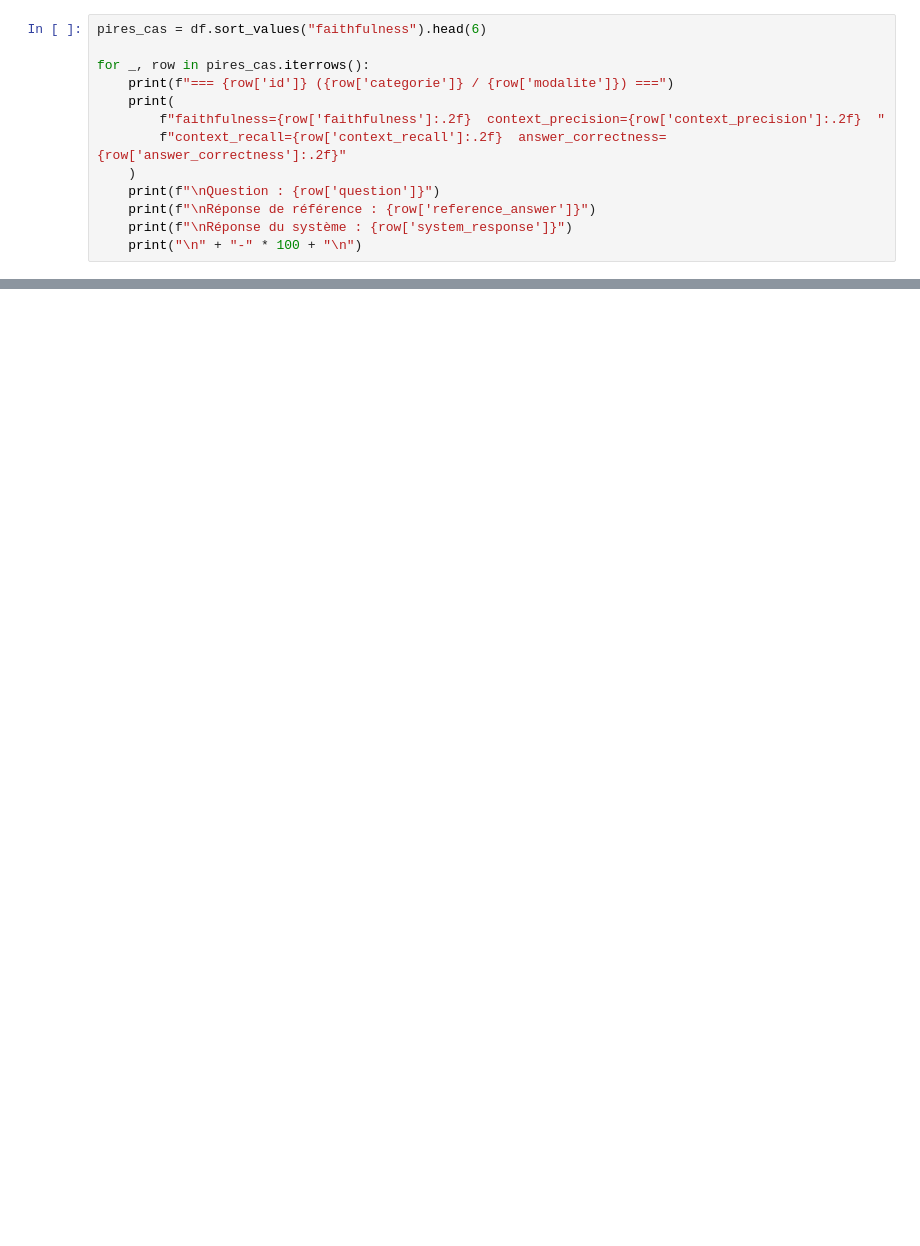
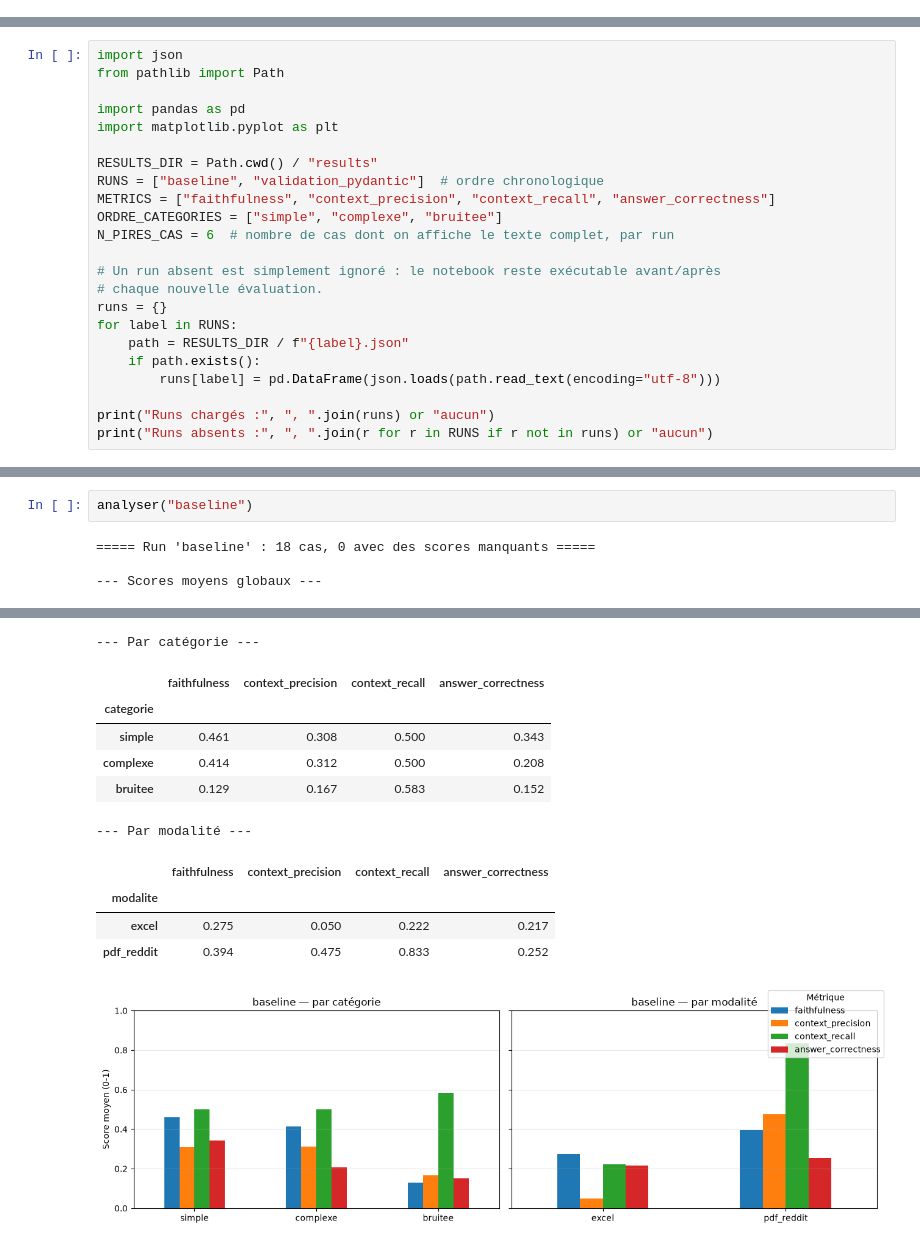
Before and after one commit to FaizaKh93/Projet10_mission, a Jupyter notebook: eval/analyze_results.ipynb, the cells around one changed output, grey strips where cells are left out. Drawn from its saved outputs; the diff is of its cells as text; blank space fills up the shorter version.

```diff
--- a/eval/analyze_results.ipynb
+++ b/eval/analyze_results.ipynb
@@ -102,13 +17,0 @@ Les 6 cas avec le score `faithfulness` le plus bas (hallucination la plus probab
-# %%
-pires_cas = df.sort_values("faithfulness").head(6)
-
-for _, row in pires_cas.iterrows():
-    print(f"=== {row['id']} ({row['categorie']} / {row['modalite']}) ===")
-    print(
-        f"faithfulness={row['faithfulness']:.2f}  context_precision={row['context_precision']:.2f}  "
-        f"context_recall={row['context_recall']:.2f}  answer_correctness={row['answer_correctness']:.2f}"
-    )
-    print(f"\nQuestion : {row['question']}")
-    print(f"\nRéponse de référence : {row['reference_answer']}")
-    print(f"\nRéponse du système : {row['system_response']}")
-    print("\n" + "-" * 100 + "\n")
@@ -132,0 +22,23 @@ Réponse du système : D'après les données disponibles, voici l'analyse pour i
+# %%
+import json
+from pathlib import Path
+
+import pandas as pd
+import matplotlib.pyplot as plt
+
+RESULTS_DIR = Path.cwd() / "results"
+RUNS = ["baseline", "validation_pydantic"]  # ordre chronologique
+METRICS = ["faithfulness", "context_precision", "context_recall", "answer_correctness"]
+ORDRE_CATEGORIES = ["simple", "complexe", "bruitee"]
+N_PIRES_CAS = 6  # nombre de cas dont on affiche le texte complet, par run
+
+# Un run absent est simplement ignoré : le notebook reste exécutable avant/après
+# chaque nouvelle évaluation.
+runs = {}
+for label in RUNS:
+    path = RESULTS_DIR / f"{label}.json"
+    if path.exists():
+        runs[label] = pd.DataFrame(json.loads(path.read_text(encoding="utf-8")))
+
+print("Runs chargés :", ", ".join(runs) or "aucun")
+print("Runs absents :", ", ".join(r for r in RUNS if r not in runs) or "aucun")
@@ -132,0 +133,6 @@ Réponse du système : D'après les données disponibles, voici l'analyse pour i
+# %%
+analyser("baseline")
+# %% [output]
+===== Run 'baseline' : 18 cas, 0 avec des scores manquants =====
+
+--- Scores moyens globaux ---
@@ -132,0 +141,12 @@ Réponse du système : D'après les données disponibles, voici l'analyse pour i
+--- Par catégorie ---
+|  | faithfulness | context_precision | context_recall | answer_correctness |
+| categorie |  |  |  |  |
+| simple | 0.461 | 0.308 | 0.500 | 0.343 |
+| complexe | 0.414 | 0.312 | 0.500 | 0.208 |
+| bruitee | 0.129 | 0.167 | 0.583 | 0.152 |
+--- Par modalité ---
+|  | faithfulness | context_precision | context_recall | answer_correctness |
+| modalite |  |  |  |  |
+| excel | 0.275 | 0.050 | 0.222 | 0.217 |
+| pdf_reddit | 0.394 | 0.475 | 0.833 | 0.252 |
+[figure, added]
```
Also changed, not shown: parts of 21 cells of this notebook, 9 other files.
